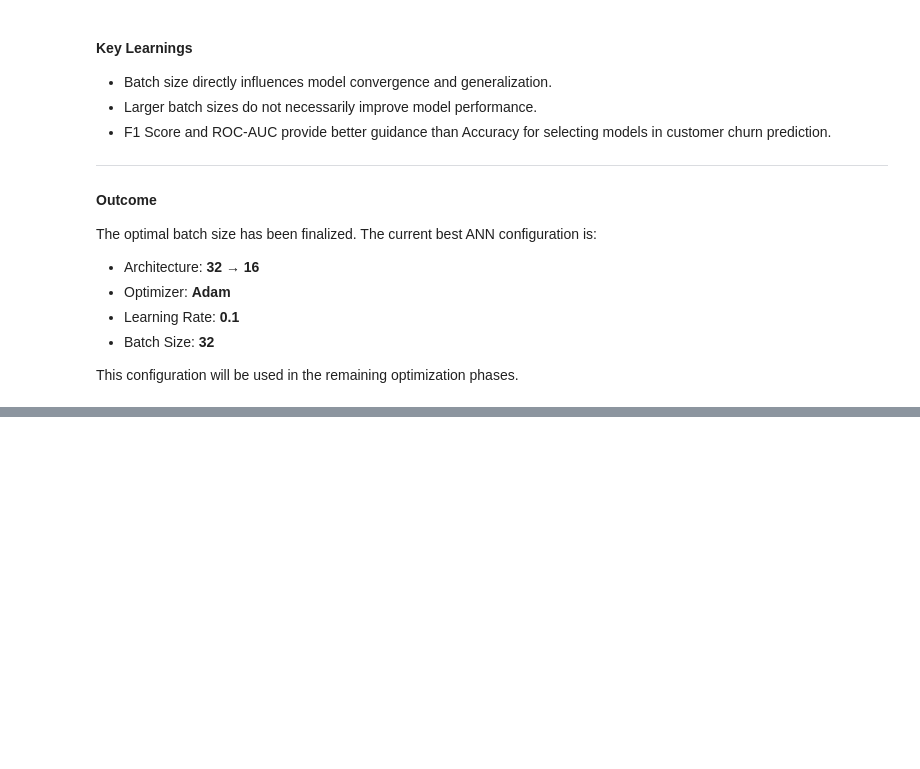
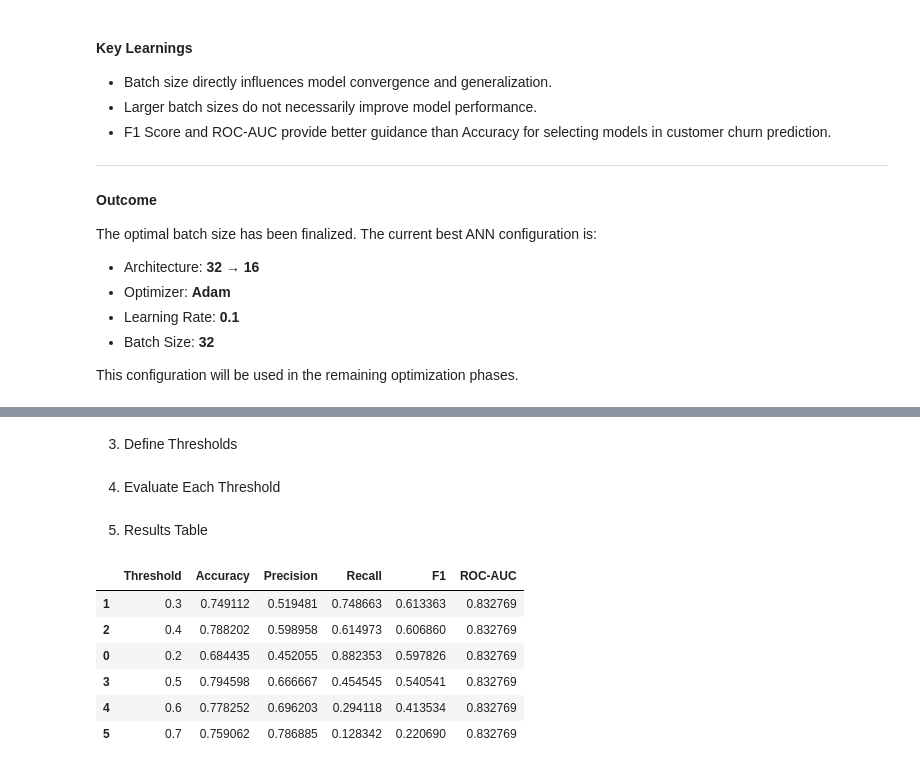
Before and after one commit to vk62945/Customer-Churn-Prediction-ANN, a Jupyter notebook: notebooks/06_Model_Optimization.ipynb, the cells around one changed output, grey strips where cells are left out. Saved outputs shown, nothing was run; the diff lists cells and outputs as text; code cells hidden in the pictures; blank space fills up the shorter version.

```diff
--- a/notebooks/06_Model_Optimization.ipynb
+++ b/notebooks/06_Model_Optimization.ipynb
@@ -805,0 +862,13 @@ This configuration will be used in the remaining optimization phases.
+# %% [markdown]
+3. Define Thresholds
+# %%
+thresholds = [
+    0.20,
+    0.30,
+    0.40,
+    0.50,
+    0.60,
+    0.70
+]
+# %% [markdown]
+4. Evaluate Each Threshold
@@ -805,0 +890,17 @@ This configuration will be used in the remaining optimization phases.
+# %% [markdown]
+5. Results Table
+# %%
+results_df = pd.DataFrame(results)
+
+results_df.sort_values(
+    by="F1",
+    ascending=False
+)
+# %% [output]
+|  | Threshold | Accuracy | Precision | Recall | F1 | ROC-AUC |
+| 1 | 0.3 | 0.749112 | 0.519481 | 0.748663 | 0.613363 | 0.832769 |
+| 2 | 0.4 | 0.788202 | 0.598958 | 0.614973 | 0.606860 | 0.832769 |
+| 0 | 0.2 | 0.684435 | 0.452055 | 0.882353 | 0.597826 | 0.832769 |
+| 3 | 0.5 | 0.794598 | 0.666667 | 0.454545 | 0.540541 | 0.832769 |
+| 4 | 0.6 | 0.778252 | 0.696203 | 0.294118 | 0.413534 | 0.832769 |
+| 5 | 0.7 | 0.759062 | 0.786885 | 0.128342 | 0.220690 | 0.832769 |
```
Also changed, not shown: parts of 11 cells of this notebook.
